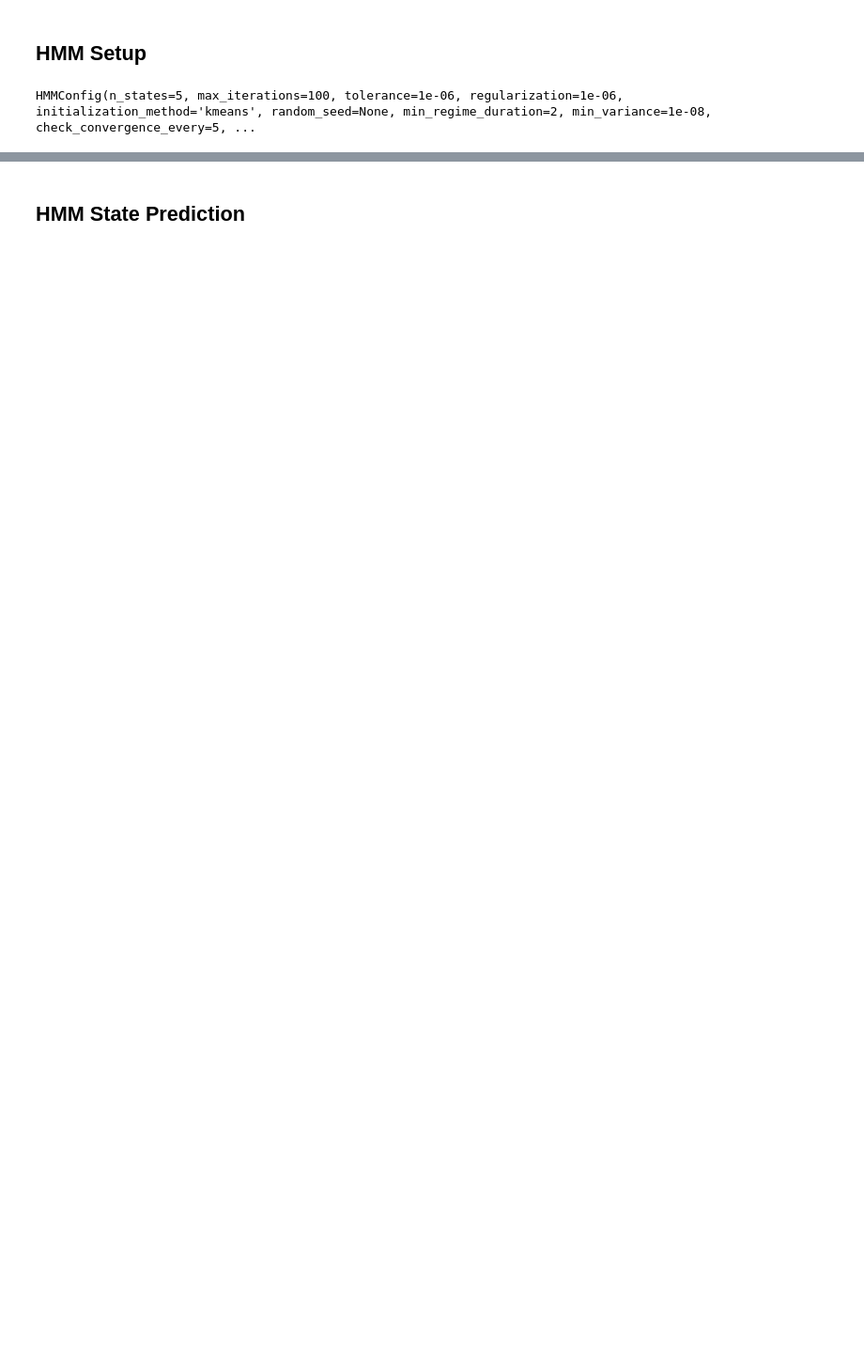
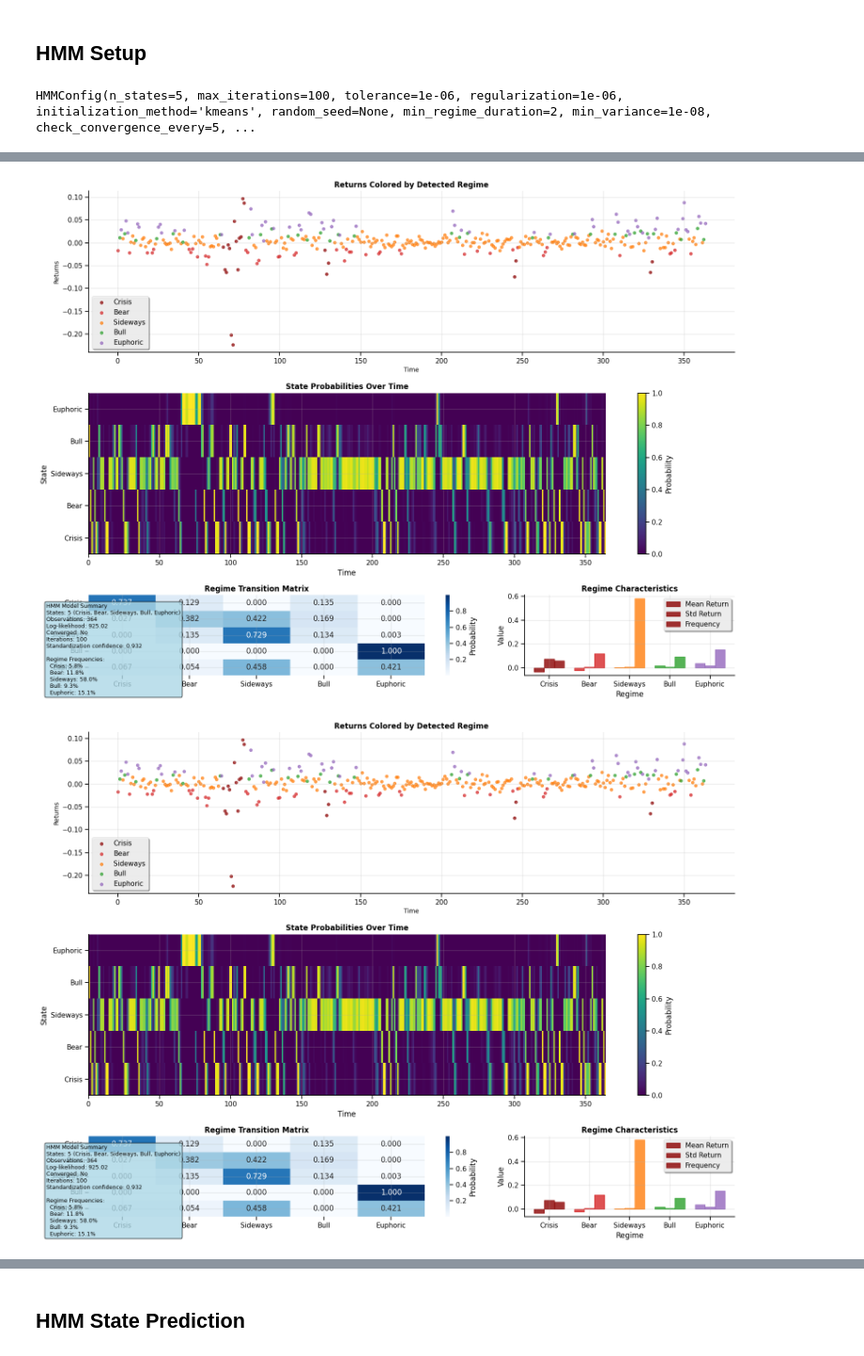
Before and after one commit to hidden-regime/hidden-regime, a Jupyter notebook: notebooks/StateStandarization.ipynb, the cells around one changed output, grey strips where cells are left out. Shown at 94% size. Cells and saved outputs as stored; diff of their text form; code cells hidden in the pictures; blank space fills up the shorter version.

```diff
--- a/notebooks/StateStandarization.ipynb
+++ b/notebooks/StateStandarization.ipynb
@@ -76,3 +92,8 @@ HiddenMarkovModel(n_states=5, fitted=True, log_likelihood=683.04)
+# %%
+hmm.plot(data.log_return)
+# %% [output]
+[figure, added]
+[figure, added]
 # %%
 hmm.initial_probs_
 # %% [output]
```
Also changed, not shown: parts of 13 cells of this notebook, 11 other files.
